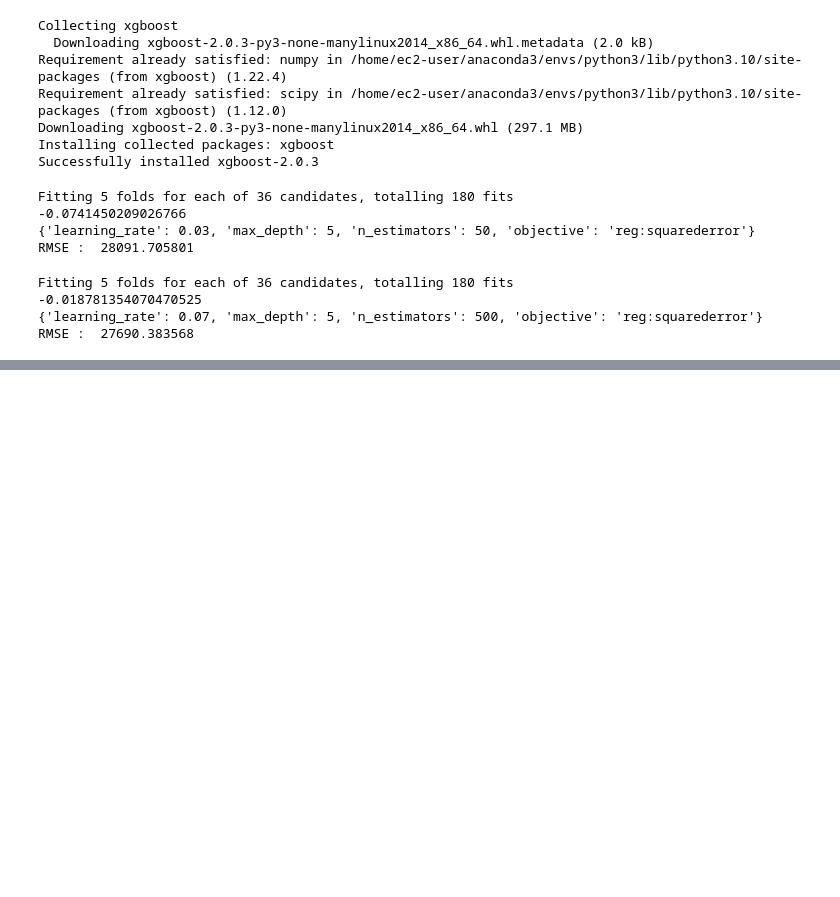
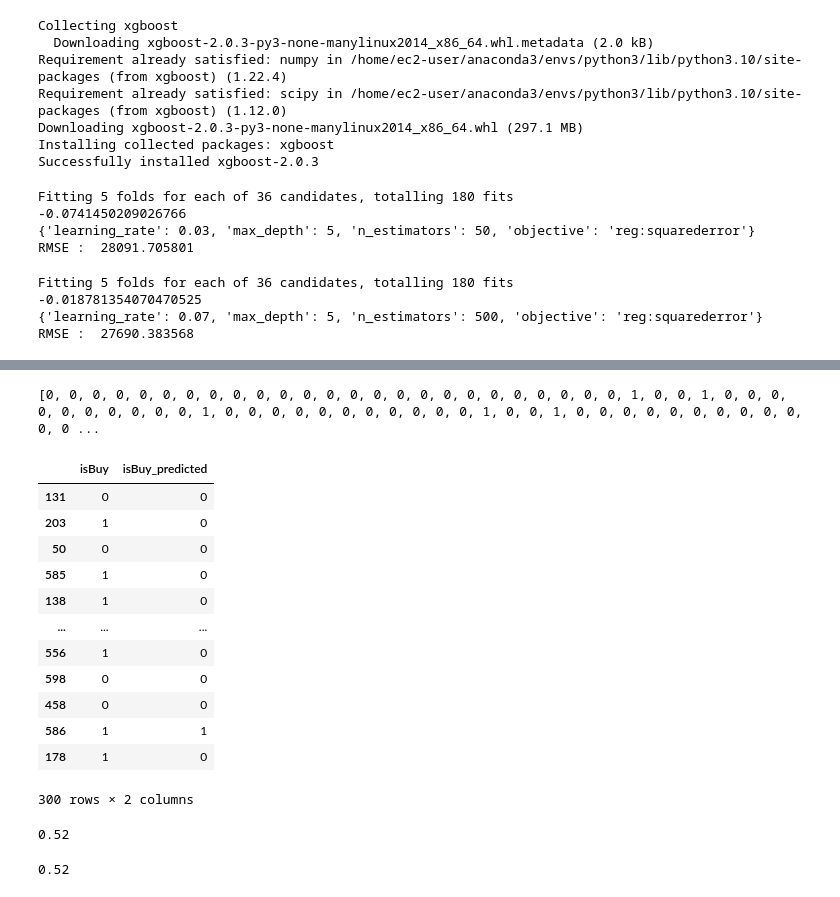
Before and after one commit to rtiwari6-stats-aws/BaseML, a Jupyter notebook: CarsAnalysis.ipynb, the cells around one changed output, grey strips where cells are left out. Cells and saved outputs as stored; diff of their text form; code cells hidden in the pictures; blank space fills up the shorter version.

```diff
--- a/CarsAnalysis.ipynb
+++ b/CarsAnalysis.ipynb
@@ -150,0 +185,32 @@ RMSE :  27690.383568
+# %%
+test_class = [1 if item[1] > 0.6 else 0 for item in test_proba]
+print(test_class)
+# %% [output]
+[0, 0, 0, 0, 0, 0, 0, 0, 0, 0, 0, 0, 0, 0, 0, 0, 0, 0, 0, 0, 0, 0, 0, 0, 0, 1, 0, 0, 1, 0, 0, 0, 0, 0, 0, 0, 0, 0, 0, 1, 0, 0, 0, 0, 0, 0, 0, 0, 0, 0, 0, 1, 0, 0, 1, 0, 0, 0, 0, 0, 0, 0, 0, 0, 0, 0, 0 ...
+# %%
+z = {'isBuy': test_y, 'isBuy_predicted': test_class}
+
+pd.DataFrame(z)
+# %% [output]
+|  | isBuy | isBuy_predicted |
+| 131 | 0 | 0 |
+| 203 | 1 | 0 |
+| 50 | 0 | 0 |
+| 585 | 1 | 0 |
+| 138 | 1 | 0 |
+| ... | ... | ... |
+| 556 | 1 | 0 |
+| 598 | 0 | 0 |
+| 458 | 0 | 0 |
+| 586 | 1 | 1 |
+| 178 | 1 | 0 |
+300 rows × 2 columns
+# %%
+# Print the error rate
+print(np.sum(test_y != test_class)/(count*0.3))
+# %% [output]
+0.52
+# %%
+print(np.mean(test_y != test_class))
+# %% [output]
+0.52
```
Also changed, not shown: parts of 7 cells of this notebook.
